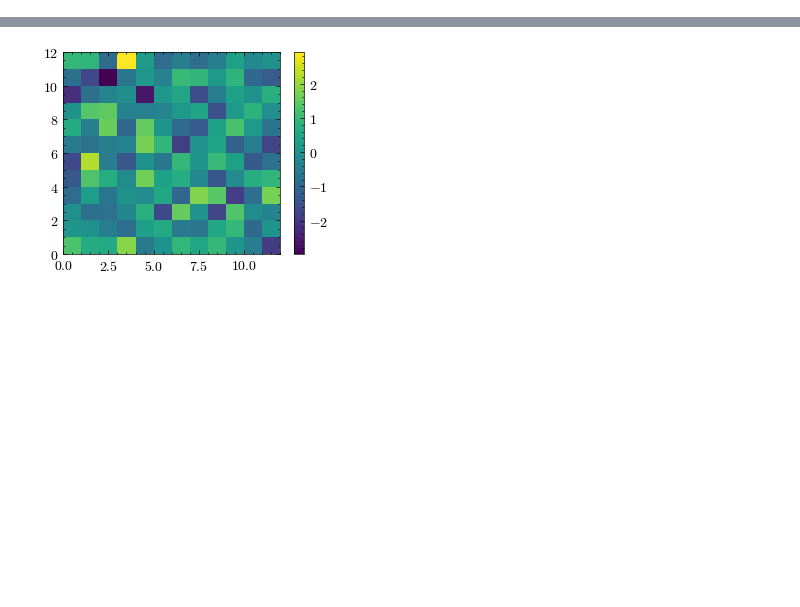
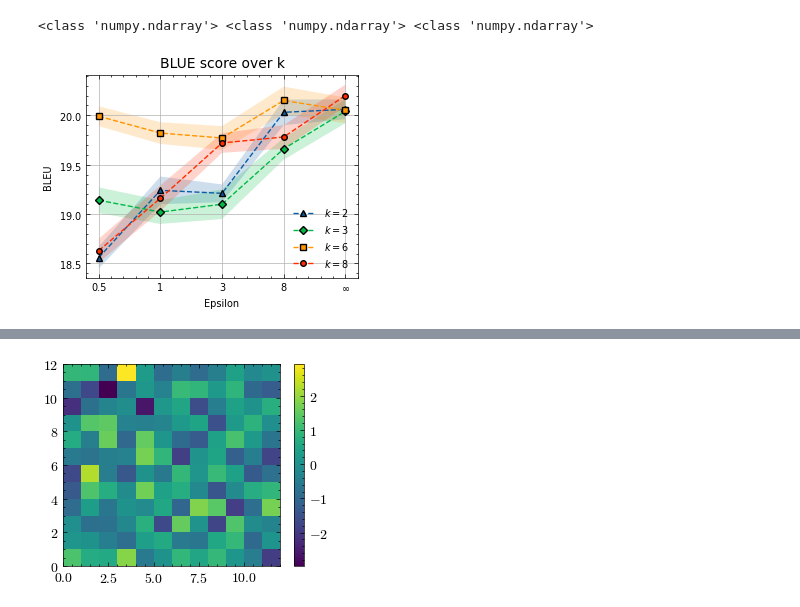
Before and after one commit to tjdgh3946/visualizer-, a Jupyter notebook: gallery.ipynb, the cells around one changed output, grey strips where cells are left out. Saved outputs shown, nothing was run; the diff lists cells and outputs as text; code cells hidden in the pictures; blank space fills up the shorter version.

```diff
--- a/gallery.ipynb
+++ b/gallery.ipynb
@@ -10,0 +43,8 @@ import pandas as pd
+# %%
+monet = MonetPlot("new_data/BLEU_over_k.csv", xaxis=True, CI=True)
+
+monet.plot(xlabel="Epsilon", ylabel="BLEU", marker="enum", linestyle="--", grid=True,
+                title="BLUE score over k", legend=True, markersize=4, titlesize=10, path="figuretemp.png")
+# %% [output]
+<class 'numpy.ndarray'> <class 'numpy.ndarray'> <class 'numpy.ndarray'>
+[figure, added]
```
Also changed, not shown: parts of 27 cells of this notebook, 37 other files.
